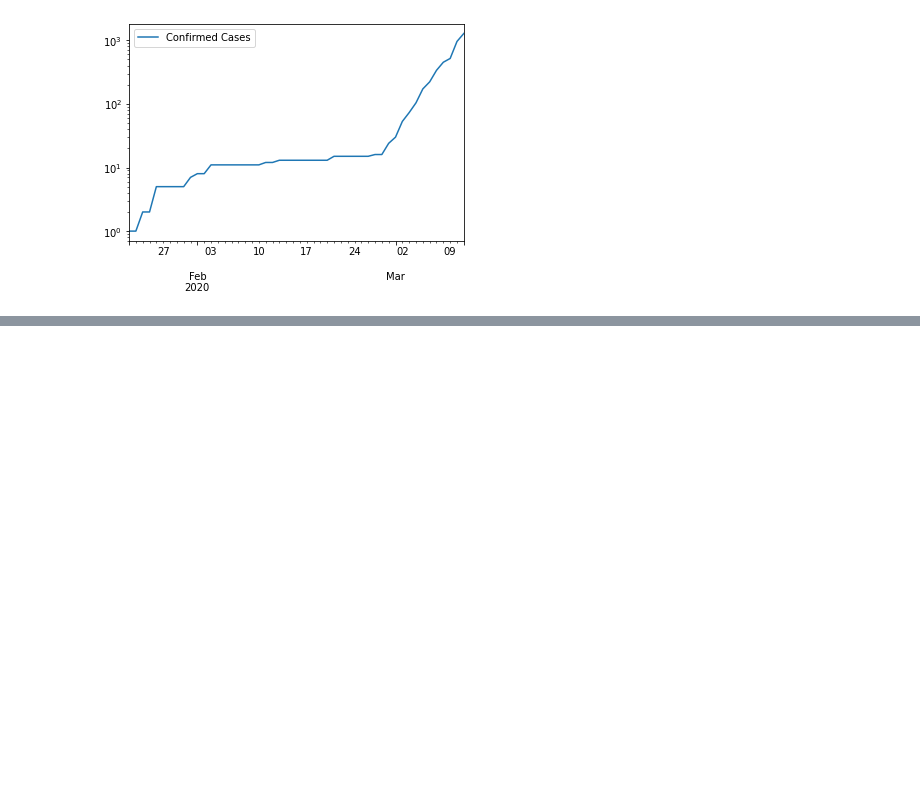
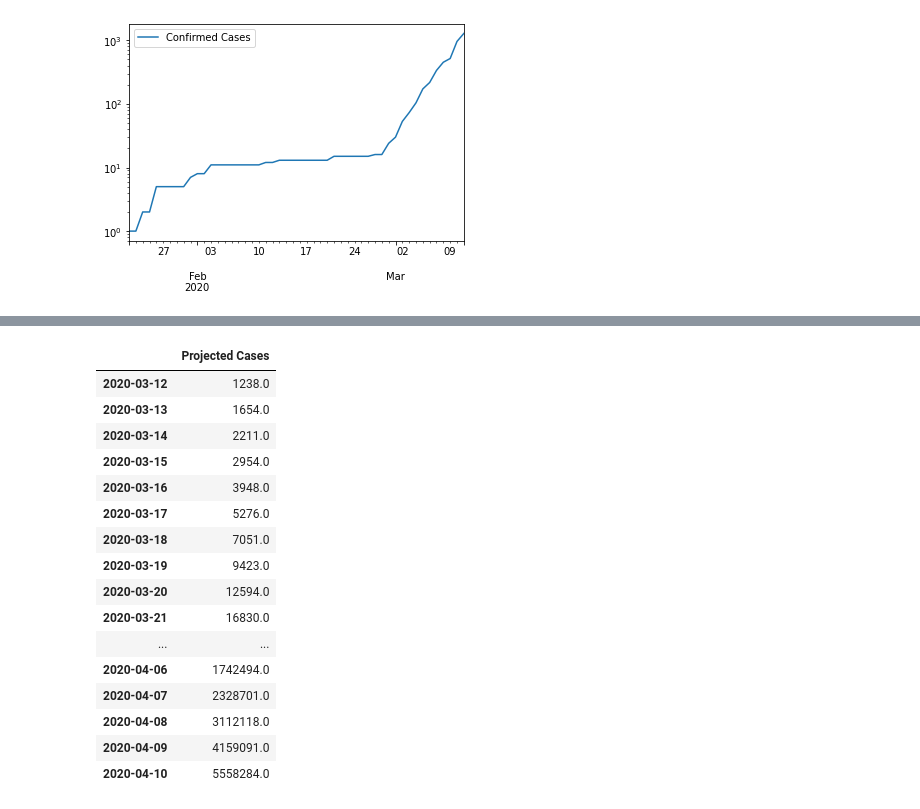
Before and after one commit to p-gonzo/covid-19-us-timeseries, a Jupyter notebook: Covid-19 US Timeseries Data.ipynb, the cells around one changed output, grey strips where cells are left out. Drawn from its saved outputs; the diff is of its cells as text; code cells hidden in the pictures; blank space fills up the shorter version.

```diff
--- a/Covid-19 US Timeseries Data.ipynb
+++ b/Covid-19 US Timeseries Data.ipynb
@@ -107,0 +134,23 @@ totals.plot(logy=True)
+# %%
+projection = pd.DataFrame([np.exp(m*(len(totals.index) + n) + b) for n in range(0,30)]).round()
+projection.index = [datetime.date.today() + datetime.timedelta(days=x) for x in range(0,30)]
+projection.columns = ['Projected Cases']
+projection
+# %% [output]
+|  | Projected Cases |
+| 2020-03-12 | 1238.0 |
+| 2020-03-13 | 1654.0 |
+| 2020-03-14 | 2211.0 |
+| 2020-03-15 | 2954.0 |
+| 2020-03-16 | 3948.0 |
+| 2020-03-17 | 5276.0 |
+| 2020-03-18 | 7051.0 |
+| 2020-03-19 | 9423.0 |
+| 2020-03-20 | 12594.0 |
+| 2020-03-21 | 16830.0 |
+| ... | ... |
+| 2020-04-06 | 1742494.0 |
+| 2020-04-07 | 2328701.0 |
+| 2020-04-08 | 3112118.0 |
+| 2020-04-09 | 4159091.0 |
+| 2020-04-10 | 5558284.0 |
```
Also changed, not shown: parts of 11 cells of this notebook.
